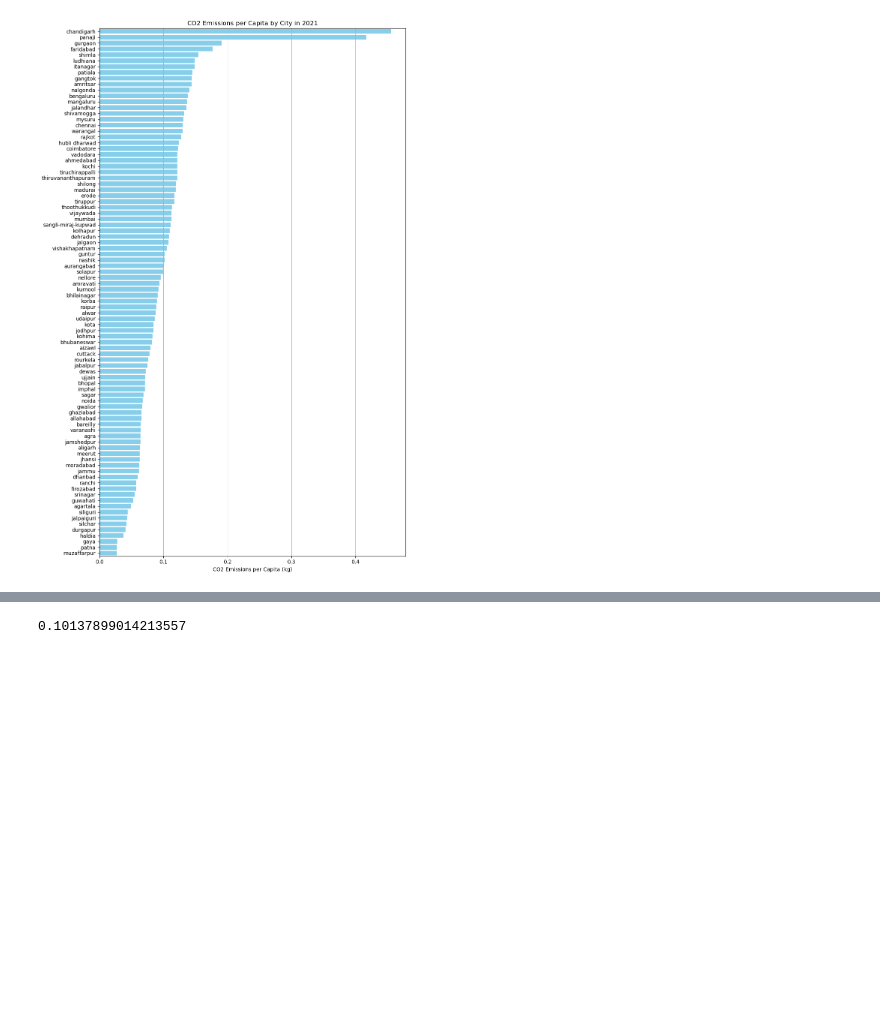
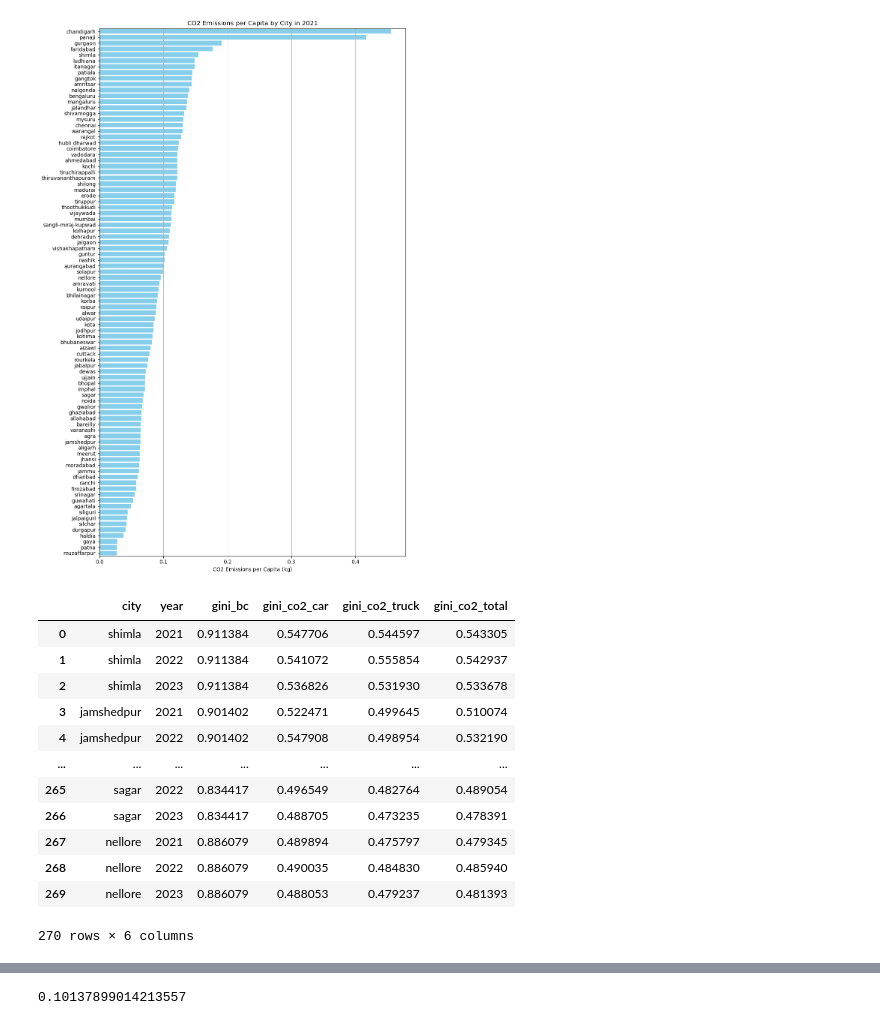
Before and after one commit to rohithteja/cities, a Jupyter notebook: test copy.ipynb, the cells around one changed output, grey strips where cells are left out. Drawn from its saved outputs; the diff is of its cells as text; code cells hidden in the pictures; blank space fills up the shorter version.

```diff
--- a/test copy.ipynb
+++ b/test copy.ipynb
@@ -134,0 +140,16 @@ plt.tight_layout()
+# %%
+orientation_df = pd.DataFrame(city_latlon)
+# %% [output]
+|  | city | year | gini_bc | gini_co2_car | gini_co2_truck | gini_co2_total |
+| 0 | shimla | 2021 | 0.911384 | 0.547706 | 0.544597 | 0.543305 |
+| 1 | shimla | 2022 | 0.911384 | 0.541072 | 0.555854 | 0.542937 |
+| 2 | shimla | 2023 | 0.911384 | 0.536826 | 0.531930 | 0.533678 |
+| 3 | jamshedpur | 2021 | 0.901402 | 0.522471 | 0.499645 | 0.510074 |
+| 4 | jamshedpur | 2022 | 0.901402 | 0.547908 | 0.498954 | 0.532190 |
+| ... | ... | ... | ... | ... | ... | ... |
+| 265 | sagar | 2022 | 0.834417 | 0.496549 | 0.482764 | 0.489054 |
+| 266 | sagar | 2023 | 0.834417 | 0.488705 | 0.473235 | 0.478391 |
+| 267 | nellore | 2021 | 0.886079 | 0.489894 | 0.475797 | 0.479345 |
+| 268 | nellore | 2022 | 0.886079 | 0.490035 | 0.484830 | 0.485940 |
+| 269 | nellore | 2023 | 0.886079 | 0.488053 | 0.479237 | 0.481393 |
+270 rows × 6 columns
```
Also changed, not shown: parts of 5 cells of this notebook, 9 other files.
